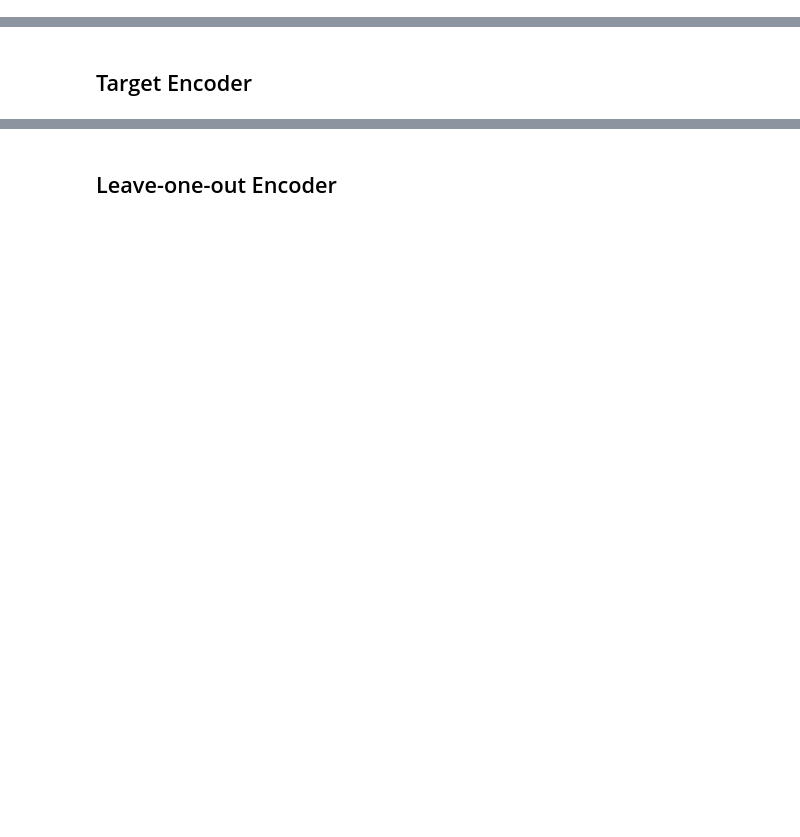
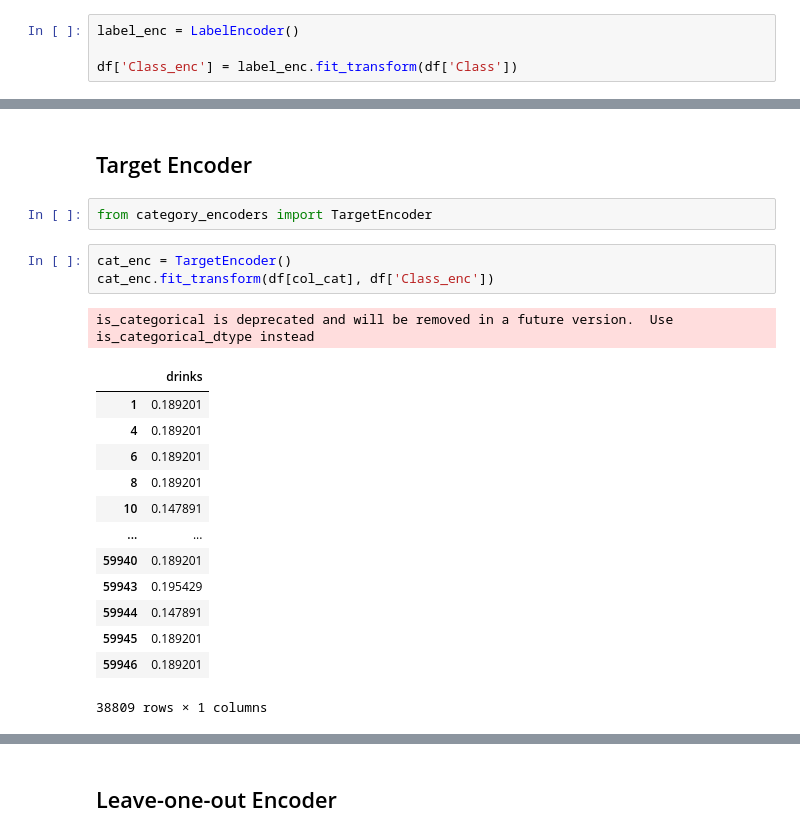
Before and after one commit to DrCesar/Compiler, a Jupyter notebook: DS6011_HT04.ipynb, the cells around one changed output, grey strips where cells are left out. Drawn from its saved outputs; the diff is of its cells as text; blank space fills up the shorter version.

```diff
--- a/DS6011_HT04.ipynb
+++ b/DS6011_HT04.ipynb
@@ -438,0 +528,4 @@ Utilizando el ejemplo de prueba
+# %%
+label_enc = LabelEncoder()
+
+df['Class_enc'] = label_enc.fit_transform(df['Class'])
@@ -439,2 +541,22 @@ Utilizando el ejemplo de prueba
 # %% [markdown]
 ## Target Encoder
+# %%
+from category_encoders import TargetEncoder
+# %%
+cat_enc = TargetEncoder()
+cat_enc.fit_transform(df[col_cat], df['Class_enc'])
+# %% [output]
+is_categorical is deprecated and will be removed in a future version.  Use is_categorical_dtype instead
+|  | drinks |
+| 1 | 0.189201 |
+| 4 | 0.189201 |
+| 6 | 0.189201 |
+| 8 | 0.189201 |
+| 10 | 0.147891 |
+| ... | ... |
+| 59940 | 0.189201 |
+| 59943 | 0.195429 |
+| 59944 | 0.147891 |
+| 59945 | 0.189201 |
+| 59946 | 0.189201 |
+38809 rows × 1 columns
```
Also changed, not shown: parts of 28 cells of this notebook.
